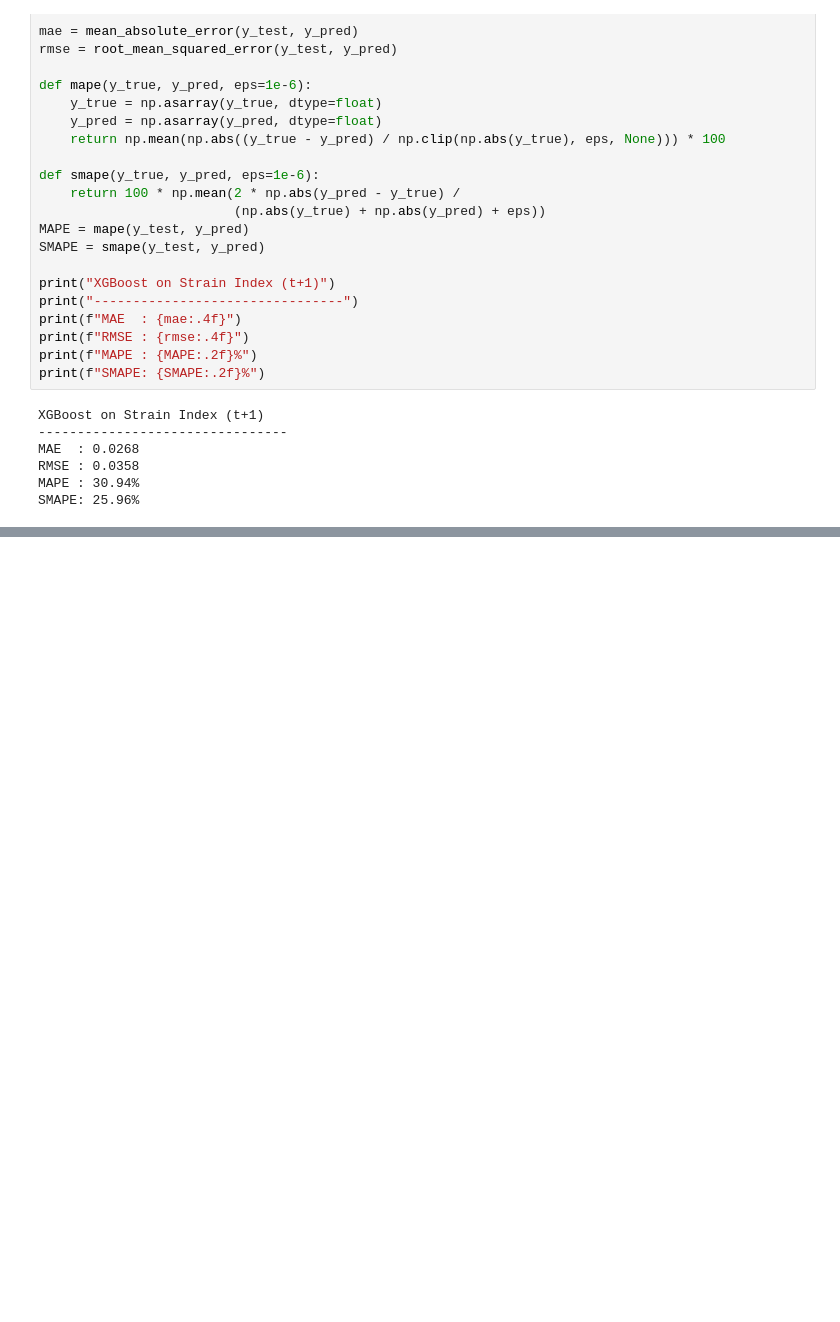
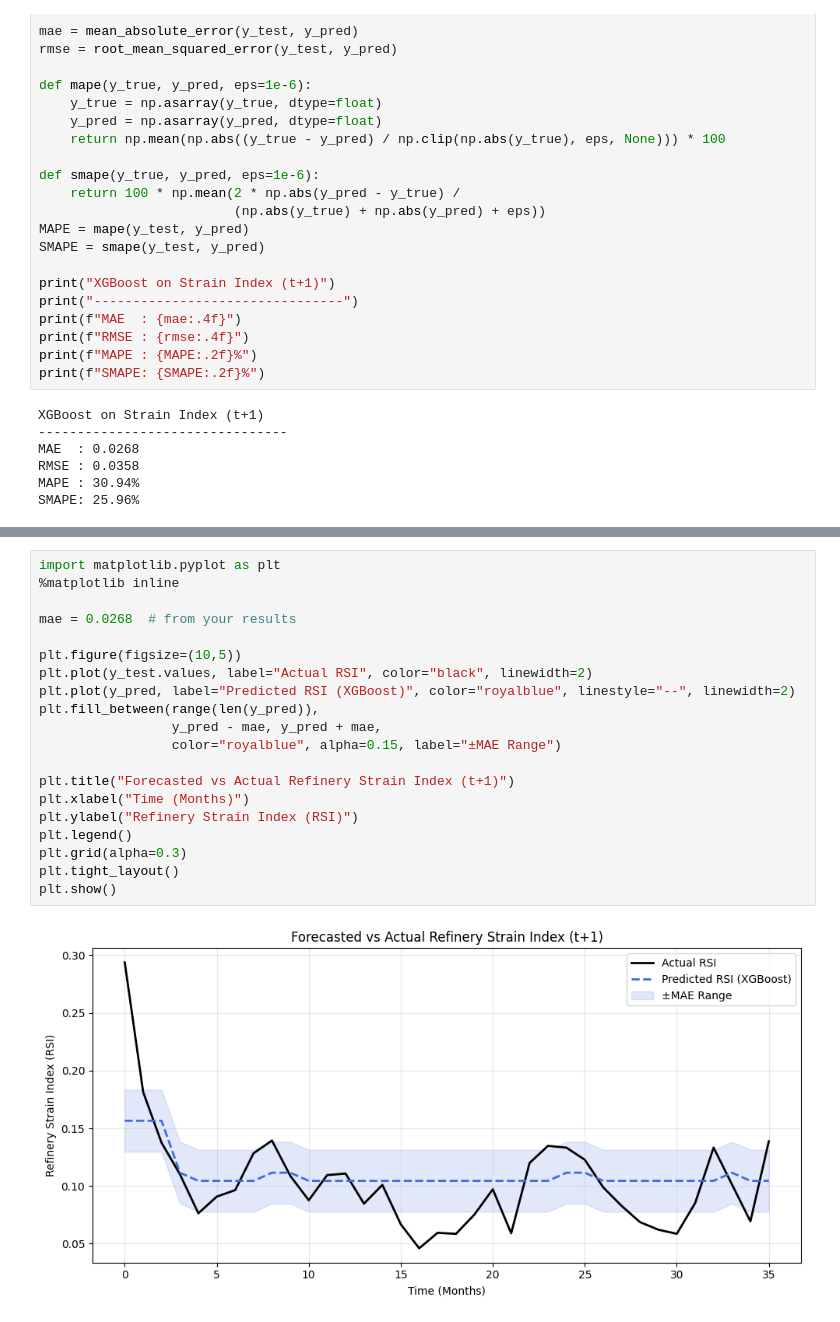
Before and after one commit to btokoli/Forecasting-Refinery-Throughput-Disruptions-via-Midstream-Pipeline-Incident-Analysis, a Jupyter notebook: notebooks/hyperparameter_tuning.ipynb, the cells around one changed output, grey strips where cells are left out. Cells and saved outputs as stored; diff of their text form; blank space fills up the shorter version.

```diff
--- a/notebooks/hyperparameter_tuning.ipynb
+++ b/notebooks/hyperparameter_tuning.ipynb
@@ -137,0 +140,22 @@ SMAPE: 25.96%
+# %%
+import matplotlib.pyplot as plt
+%matplotlib inline
+
+mae = 0.0268  # from your results
+
+plt.figure(figsize=(10,5))
+plt.plot(y_test.values, label="Actual RSI", color="black", linewidth=2)
+plt.plot(y_pred, label="Predicted RSI (XGBoost)", color="royalblue", linestyle="--", linewidth=2)
+plt.fill_between(range(len(y_pred)),
+                 y_pred - mae, y_pred + mae,
+                 color="royalblue", alpha=0.15, label="±MAE Range")
+
+plt.title("Forecasted vs Actual Refinery Strain Index (t+1)")
+plt.xlabel("Time (Months)")
+plt.ylabel("Refinery Strain Index (RSI)")
+plt.legend()
+plt.grid(alpha=0.3)
+plt.tight_layout()
+plt.show()
+# %% [output]
+[figure, added]
```
Also changed, not shown: parts of 1 cell of this notebook, 41 other files.
